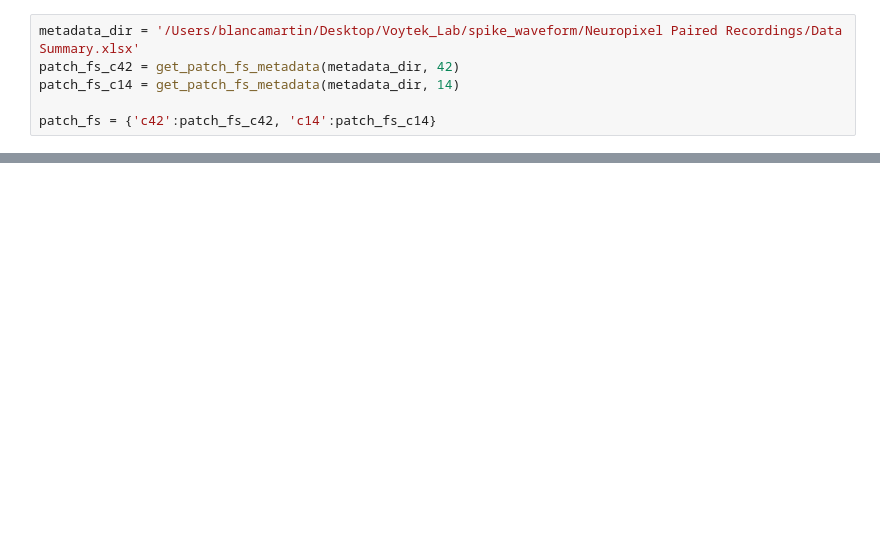
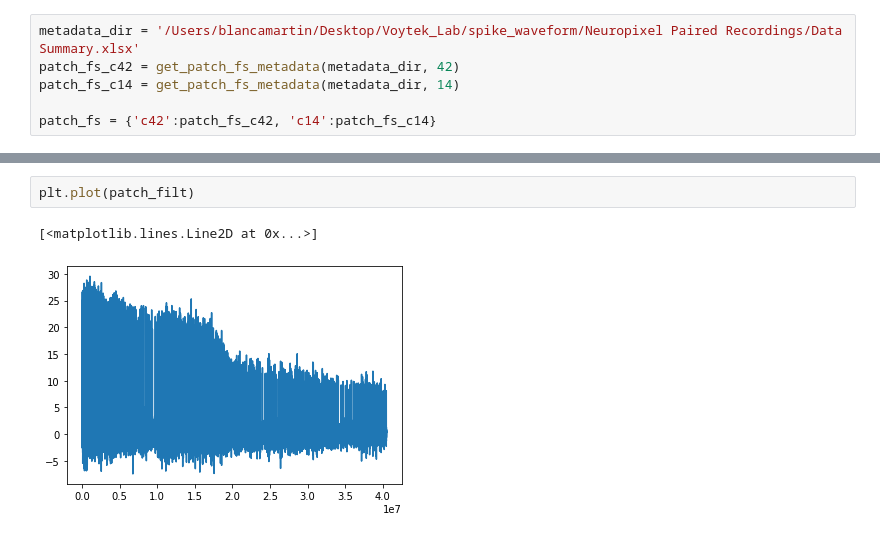
Before and after one commit to voytekresearch/spikewise, a Jupyter notebook: datasets/spe-1_rh/spe-1_rh_c42_IAPvsEAP.ipynb, the cells around one changed output, grey strips where cells are left out. Drawn from its saved outputs; the diff is of its cells as text; blank space fills up the shorter version.

```diff
--- a/datasets/spe-1_rh/spe-1_rh_c42_IAPvsEAP.ipynb
+++ b/datasets/spe-1_rh/spe-1_rh_c42_IAPvsEAP.ipynb
@@ -783,0 +106,5 @@ plt.show()
+# %%
+plt.plot(patch_filt)
+# %% [output]
+[<matplotlib.lines.Line2D at 0x...>]
+[figure, added]
```
Also changed, not shown: parts of 99 cells of this notebook.
